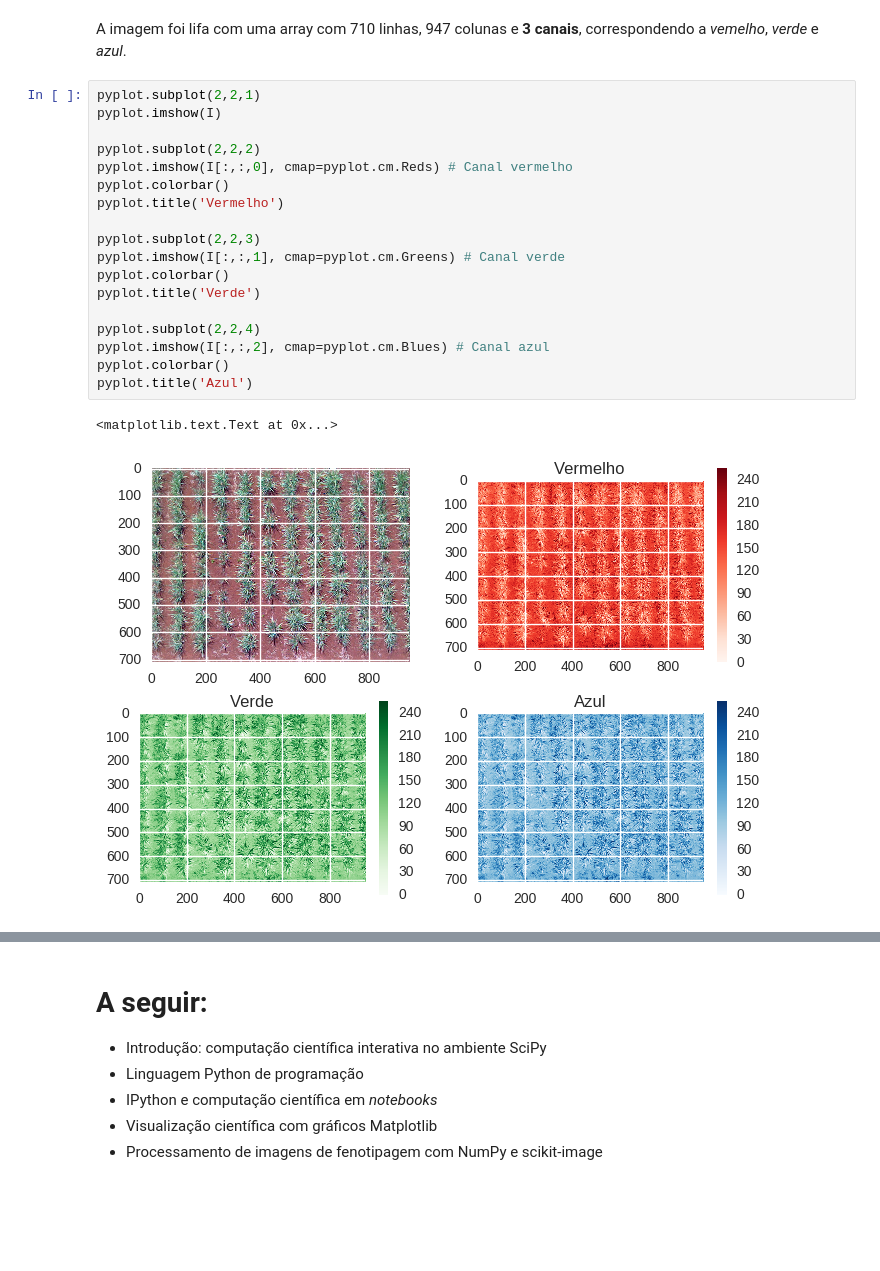
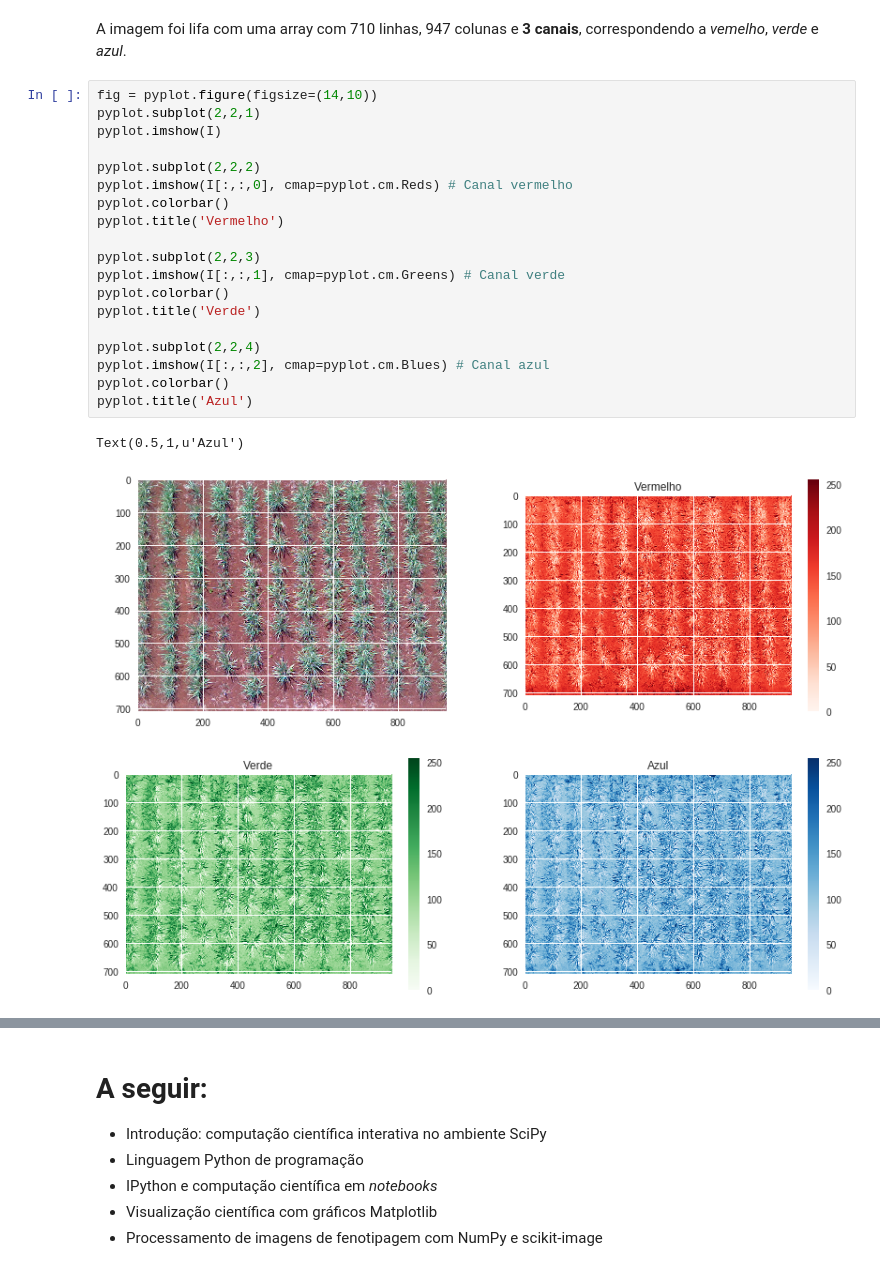
Before and after one commit to amandaortega/scipy-intro, a Jupyter notebook: 00._Aquecimento.ipynb, the cells around one changed output, grey strips where cells are left out. Cells and saved outputs as stored; diff of their text form; blank space fills up the shorter version.

```diff
--- a/00._Aquecimento.ipynb
+++ b/00._Aquecimento.ipynb
@@ -316,26 +325,27 @@ I.shape
 # %% [markdown]
 A imagem foi lifa com uma array com 710 linhas, 947 colunas e **3 canais**, correspondendo a *vemelho*, *verde* e *azul*.
 # %%
+fig = pyplot.figure(figsize=(14,10))
 pyplot.subplot(2,2,1)
 pyplot.imshow(I)
 
 pyplot.subplot(2,2,2)
 pyplot.imshow(I[:,:,0], cmap=pyplot.cm.Reds) # Canal vermelho
 pyplot.colorbar()
 pyplot.title('Vermelho')
 
 pyplot.subplot(2,2,3)
 pyplot.imshow(I[:,:,1], cmap=pyplot.cm.Greens) # Canal verde
 pyplot.colorbar()
 pyplot.title('Verde')
 
 pyplot.subplot(2,2,4)
 pyplot.imshow(I[:,:,2], cmap=pyplot.cm.Blues) # Canal azul
 pyplot.colorbar()
 pyplot.title('Azul')
 # %% [output]
-<matplotlib.text.Text at 0x...>
+Text(0.5,1,u'Azul')
-[figure, old version]
+[figure, new version]
 # %%
 pyplot.figure(figsize=(10,5))
 pyplot.subplot(1,2,1)
```
Also changed, not shown: parts of 7 cells of this notebook, 1 other file.
